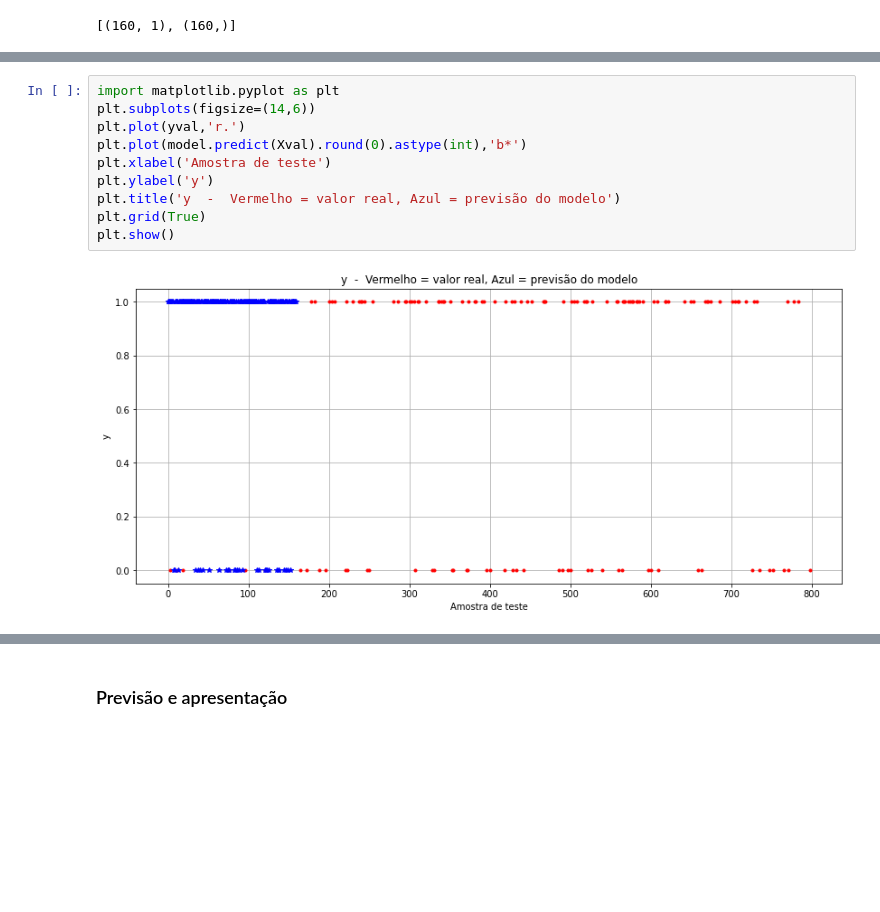
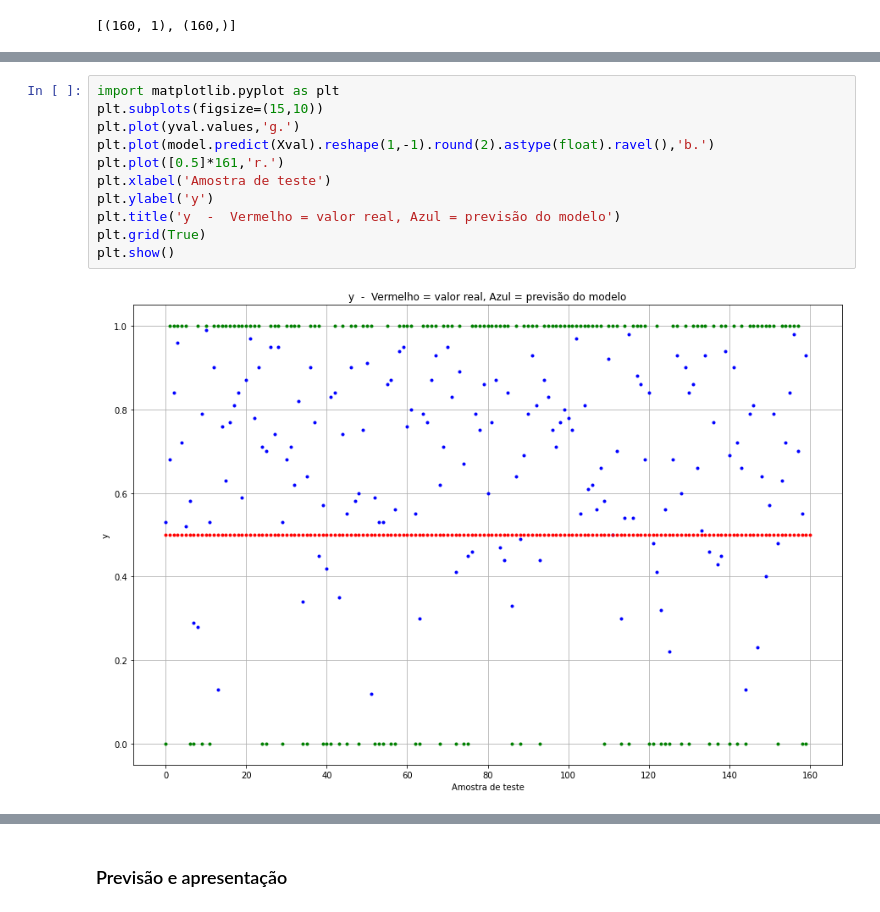
Before and after one commit to RodrigoTito/Predict-Credit-Risk---App-Dash-, a Jupyter notebook: Risco_de_crédito.ipynb, the cells around one changed output, grey strips where cells are left out. Drawn from its saved outputs; the diff is of its cells as text; blank space fills up the shorter version.

```diff
--- a/Risco_de_crédito.ipynb
+++ b/Risco_de_crédito.ipynb
@@ -395,12 +367,13 @@ performance.history['f1_score'].index(max(performance.history['f1_score'])), max
 # %%
 import matplotlib.pyplot as plt
-plt.subplots(figsize=(14,6))
-plt.plot(yval,'r.')
-plt.plot(model.predict(Xval).round(0).astype(int),'b*')
+plt.subplots(figsize=(15,10))
+plt.plot(yval.values,'g.')
+plt.plot(model.predict(Xval).reshape(1,-1).round(2).astype(float).ravel(),'b.')
+plt.plot([0.5]*161,'r.')
 plt.xlabel('Amostra de teste')
 plt.ylabel('y')
 plt.title('y  -  Vermelho = valor real, Azul = previsão do modelo')
 plt.grid(True)
 plt.show()
 # %% [output]
-[figure, old version]
+[figure, new version]
```
Also changed, not shown: parts of 12 cells of this notebook.
